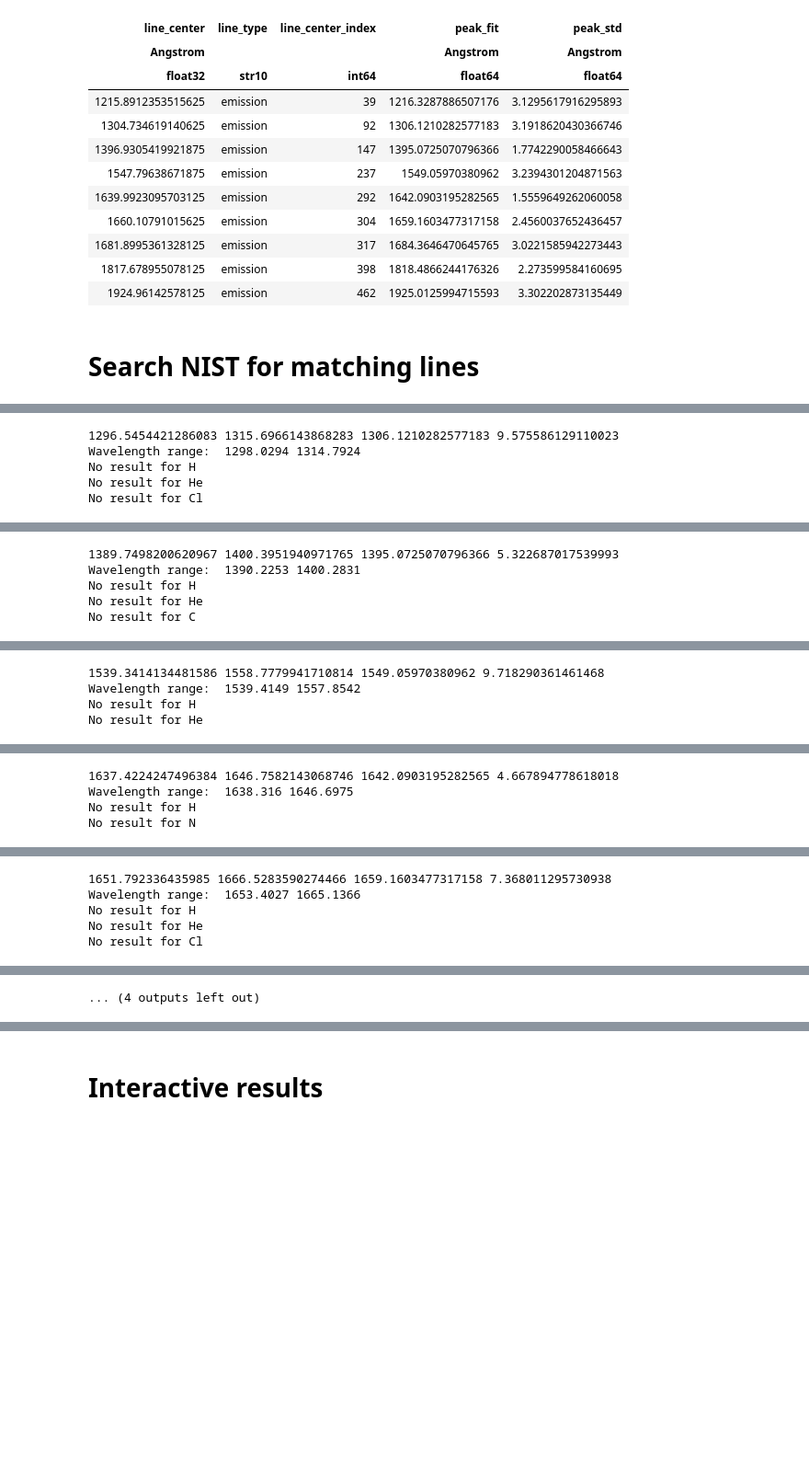
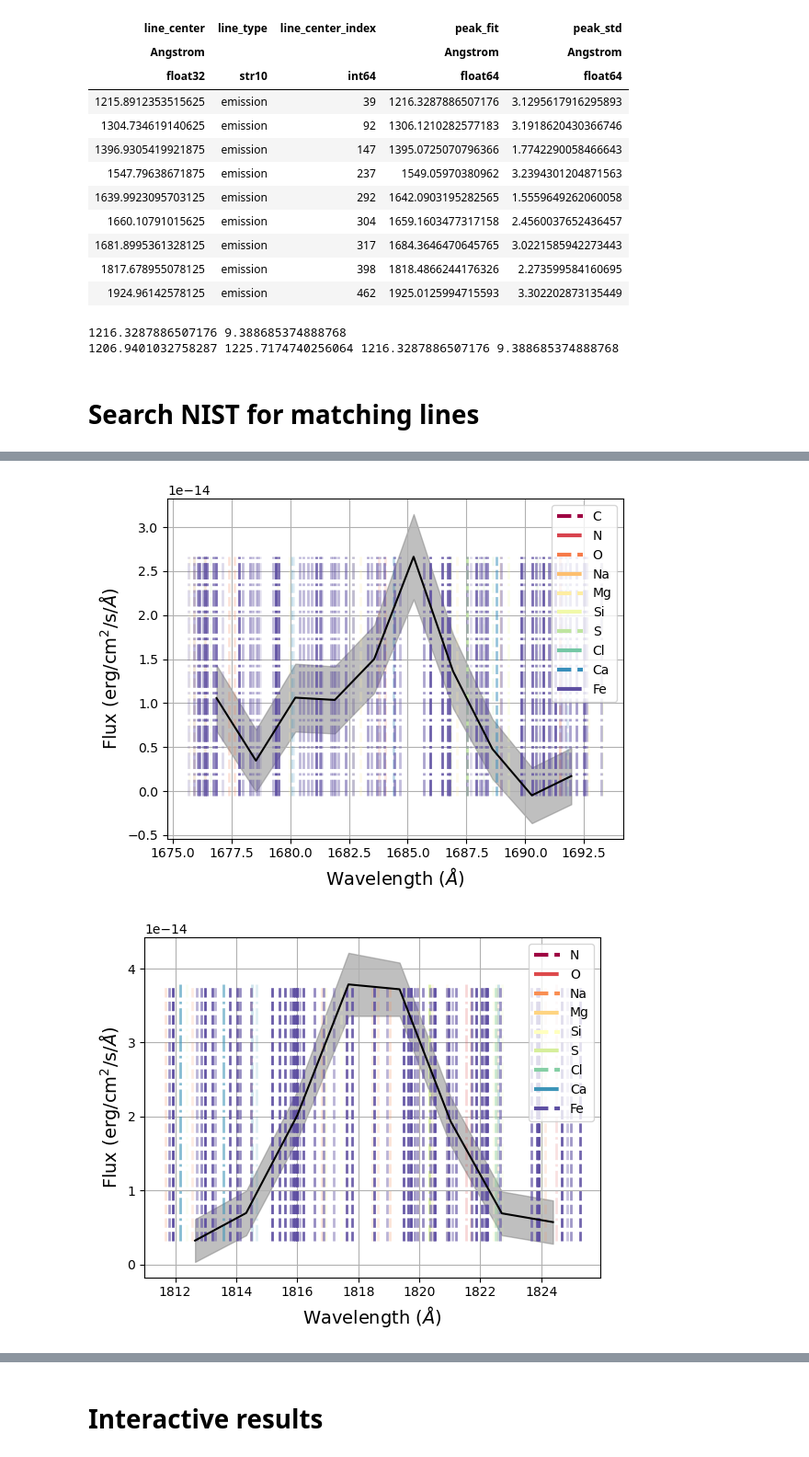
Before and after one commit to isa-kain/GALEX, a Jupyter notebook: code/Gamma Mic test spectrum.ipynb, the cells around one changed output, grey strips where cells are left out. Shown at 92% size. Saved outputs shown, nothing was run; the diff lists cells and outputs as text; code cells hidden in the pictures; blank space fills up the shorter version.

```diff
--- a/code/Gamma Mic test spectrum.ipynb
+++ b/code/Gamma Mic test spectrum.ipynb
@@ -648,9 +648,9 @@ plt.savefig(f'{analysispath}/{swpid}_{objname}/linefit_plots/all_lines.png')
 
 ## Save table of found lines
 columns=['NIST peak', 'Measured peak', 'Stddev', 'Peak label', 'Spectrum', 'Confident?']
-rows = np.array([goodlines['line_center'], goodlines['peak_fit'], goodlines['peak_std'],
-                 np.round(goodlines['line_center'].value).astype(int),np.full(len(goodlines), '?'),
-                 np.zeros(len(goodlines))]).T
+rows = np.array([goodlines['line_center'], goodlines['peak_fit'],
+                 goodlines['peak_std'], np.round(goodlines['line_center'].value).astype(int),
+                 np.full(len(goodlines), '?'), np.zeros(len(goodlines))]).T
 
 linestable = pd.DataFrame(columns=columns, data=rows)
 linestable.to_csv(f'{analysispath}/{swpid}_{objname}/linestable.csv', index=False)
@@ -714,3 +709,4 @@ linestable
 # %%
 for line in linestable:
-    3.*line['Stddev'].value
+    print(line)
+    print(3.*line['Stddev'])
@@ -716,0 +716,4 @@ for line in linestable:
+# %%
+for i in range(len(linestable)):
+    line = linestable.loc[i, :]
+    display(line['Stddev'])
@@ -730,17 +743,32 @@ QTable length=9
 | 1681.8995361328125 | emission | 317 | 1684.3646470645765 | 3.0221585942273443 |
 | 1817.678955078125 | emission | 398 | 1818.4866244176326 | 2.273599584160695 |
 | 1924.96142578125 | emission | 462 | 1925.0125994715593 | 3.302202873135449 |
+# %%
+line = linestable.loc[0, :] ## Line is current row in linestable
+
+margin = 3. * float(line['Stddev']) # AA
+peak = float(line['Measured peak'])
+print(peak, margin)
+
+ulim = peak - margin
+hlim = peak + margin
+print(ulim, hlim, peak, margin)
+# %% [output]
+1216.3287886507176 9.388685374888768
+1206.9401032758287 1225.7174740256064 1216.3287886507176 9.388685374888768
 # %% [markdown]
 # Search NIST for matching lines
 # %%
 ## Iterate through successfully identified lines
 
-for line in goodlines:
+for i in range(len(linestable)):
+
+    line = linestable.loc[i, :] ## Line is current row in linestable
 
     ## Set window around peak based on best-fit mean and stddev values
 
-    margin = 3.*line['peak_std'].value # AA
-    peak = line['peak_fit'].value
+    margin = 3. * float(line['Stddev']) # AA
+    peak = float(line['Measured peak'])
     ulim = peak - margin
     hlim = peak + margin
     print(ulim, hlim, peak, margin)
@@ -793,7 +821,7 @@ for line in goodlines:
 
 #     display(NISTresults)
 
-    ## Assess most likely line
+    ## Assess most likely line -- jk data is too shitty to do this
     # xyz
 
 
@@ -862,30 +904,8 @@ No result for Cl
 [figure]
-1296.5454421286083 1315.6966143868283 1306.1210282577183 9.575586129110023
-Wavelength range:  1298.0294 1314.7924
-No result for H
-No result for He
-No result for Cl
 [figure]
-1389.7498200620967 1400.3951940971765 1395.0725070796366 5.322687017539993
-Wavelength range:  1390.2253 1400.2831
-No result for H
-No result for He
-No result for C
 [figure]
-1539.3414134481586 1558.7779941710814 1549.05970380962 9.718290361461468
-Wavelength range:  1539.4149 1557.8542
-No result for H
-No result for He
 [figure]
-1637.4224247496384 1646.7582143068746 1642.0903195282565 4.667894778618018
-Wavelength range:  1638.316 1646.6975
-No result for H
-No result for N
 [figure]
-1651.792336435985 1666.5283590274466 1659.1603477317158 7.368011295730938
-Wavelength range:  1653.4027 1665.1366
-No result for H
-No result for He
-No result for Cl
 [figure]
-... (4 outputs left out)
+[figure, added]
+[figure, added]
```
Also changed, not shown: parts of 7 cells of this notebook, 3 other files.
